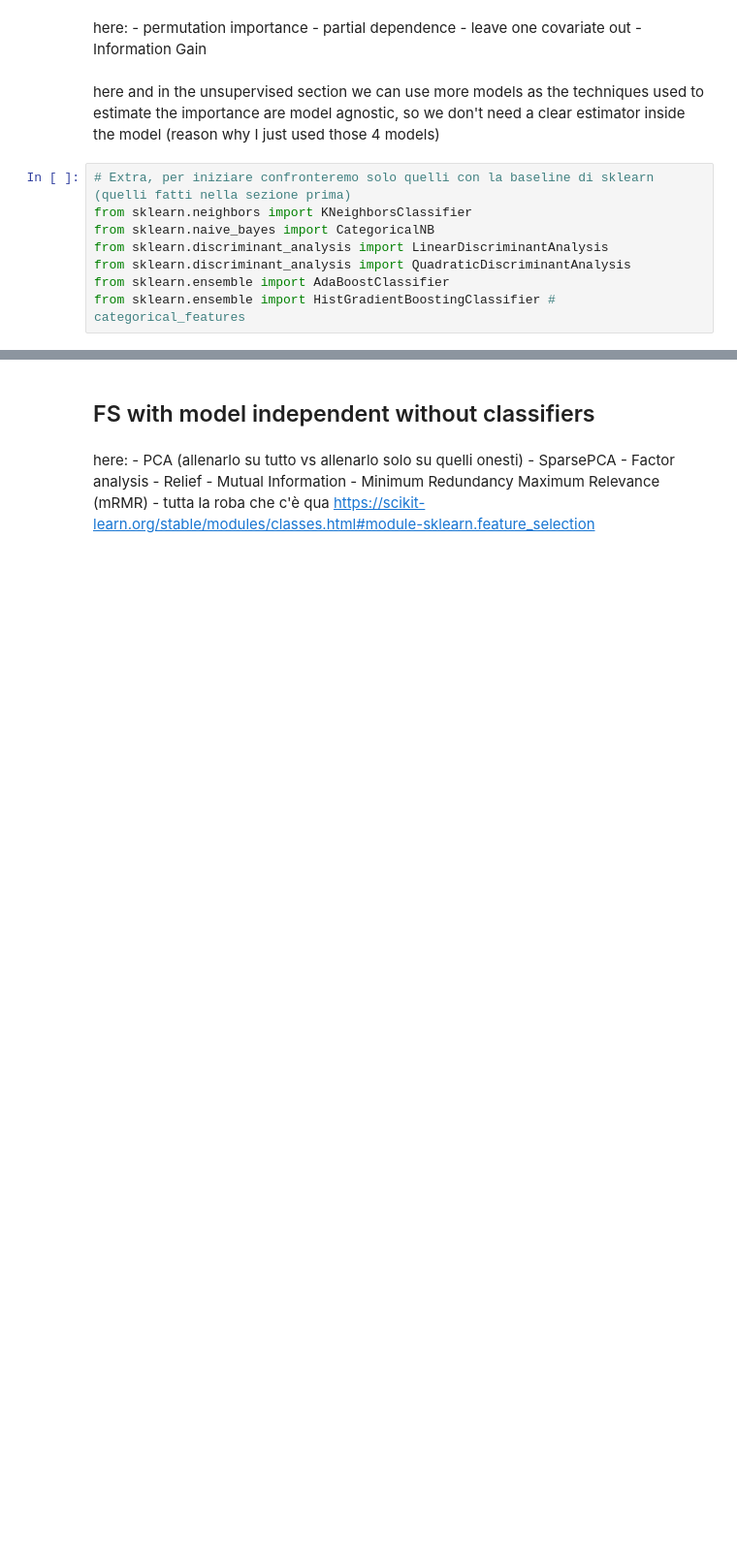
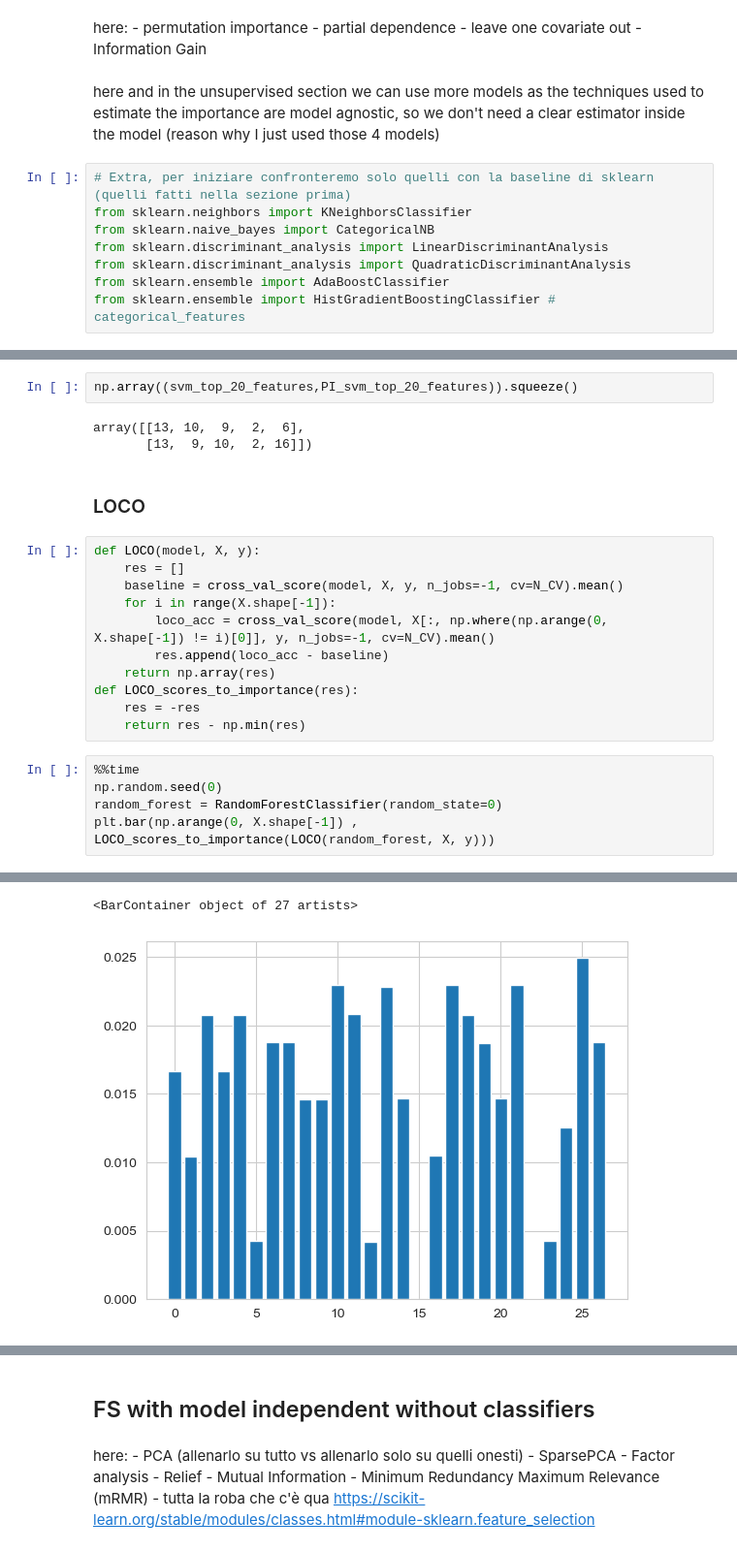
Before and after one commit to AlbertoSinigaglia/cognitive-replication-problem, a Jupyter notebook: prj.ipynb, the cells around one changed output, grey strips where cells are left out. Shown at 97% size. Drawn from its saved outputs; the diff is of its cells as text; blank space fills up the shorter version.

```diff
--- a/prj.ipynb
+++ b/prj.ipynb
@@ -470,0 +597,24 @@ from sklearn.ensemble import HistGradientBoostingClassifier # categorical_featur
+# %%
+np.array((svm_top_20_features,PI_svm_top_20_features)).squeeze()
+# %% [output]
+array([[13, 10,  9,  2,  6],
+       [13,  9, 10,  2, 16]])
+# %% [markdown]
+### LOCO
+# %%
+def LOCO(model, X, y):
+	res = []
+	baseline = cross_val_score(model, X, y, n_jobs=-1, cv=N_CV).mean()
+	for i in range(X.shape[-1]):
+		loco_acc = cross_val_score(model, X[:, np.where(np.arange(0, X.shape[-1]) != i)[0]], y, n_jobs=-1, cv=N_CV).mean()
+		res.append(loco_acc - baseline)
+	return np.array(res)
+def LOCO_scores_to_importance(res):
+	res = -res
+	return res - np.min(res)
+# %%
+%%time
+np.random.seed(0)
+random_forest = RandomForestClassifier(random_state=0)
+plt.bar(np.arange(0, X.shape[-1]) , LOCO_scores_to_importance(LOCO(random_forest, X, y)))
+# %% [output]
@@ -470,0 +623,2 @@ from sklearn.ensemble import HistGradientBoostingClassifier # categorical_featur
+<BarContainer object of 27 artists>
+[figure, added]
```
Also changed, not shown: parts of 62 cells of this notebook.
